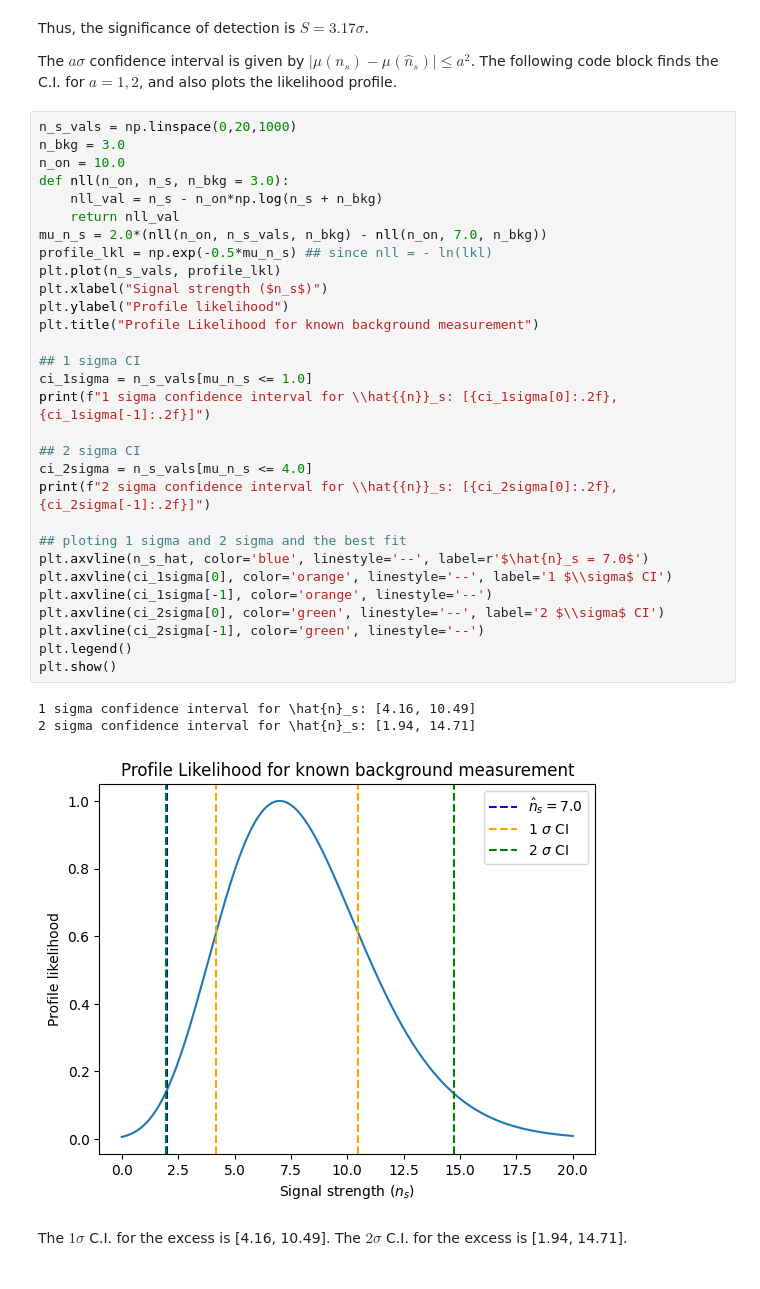
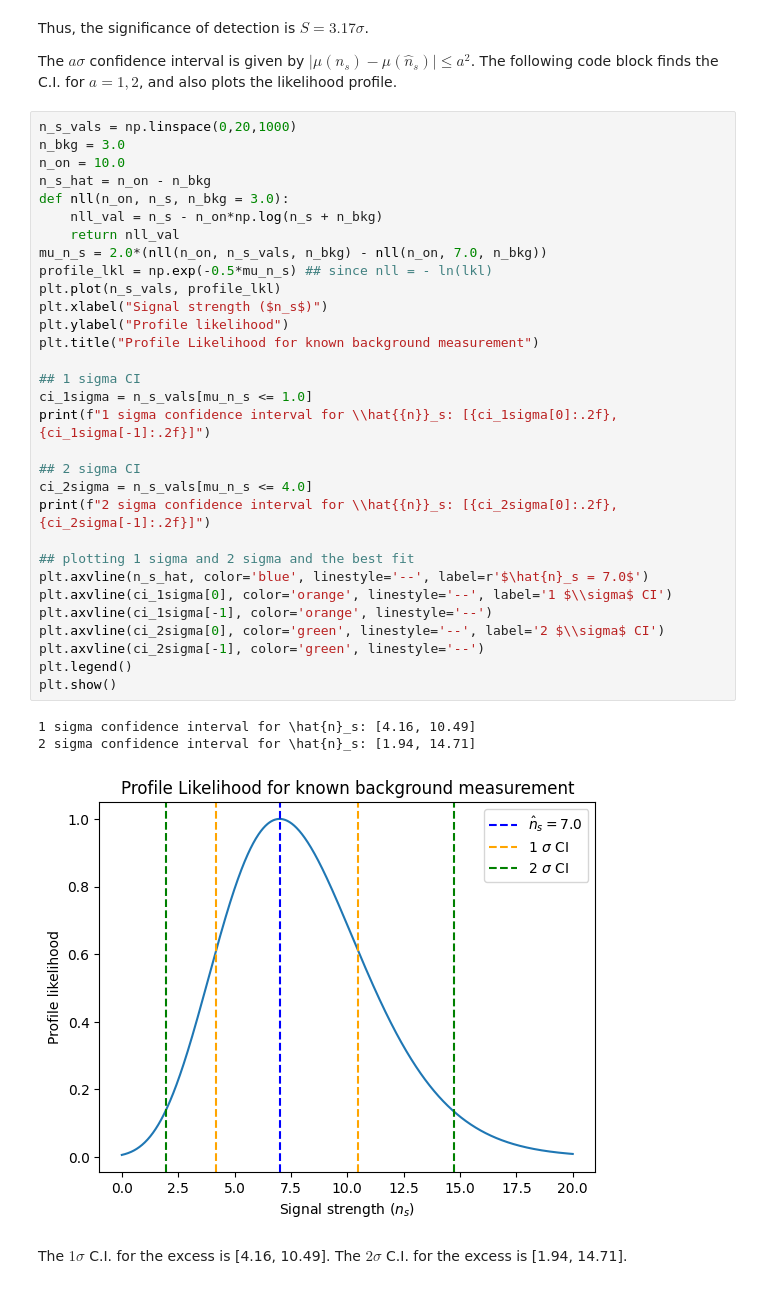
Before and after one commit to sarthak-tri/ACR_2026_TIFR_assignments, a Jupyter notebook: assignment-2/answers-assignment-2.ipynb, the cells around one changed output. Drawn from its saved outputs; the diff is of its cells as text.

```diff
--- a/assignment-2/answers-assignment-2.ipynb
+++ b/assignment-2/answers-assignment-2.ipynb
@@ -62,36 +62,37 @@ The $a\sigma$ confidence interval is given by $|\mu(n_s)-\mu(\hat{n}_s)|\le a^2$
 n_s_vals = np.linspace(0,20,1000)
 n_bkg = 3.0
 n_on = 10.0
+n_s_hat = n_on - n_bkg
 def nll(n_on, n_s, n_bkg = 3.0):
     nll_val = n_s - n_on*np.log(n_s + n_bkg)
     return nll_val
 mu_n_s = 2.0*(nll(n_on, n_s_vals, n_bkg) - nll(n_on, 7.0, n_bkg))
 profile_lkl = np.exp(-0.5*mu_n_s) ## since nll = - ln(lkl)
 plt.plot(n_s_vals, profile_lkl)
 plt.xlabel("Signal strength ($n_s$)")
 plt.ylabel("Profile likelihood")
 plt.title("Profile Likelihood for known background measurement")
 
 ## 1 sigma CI
 ci_1sigma = n_s_vals[mu_n_s <= 1.0]
 print(f"1 sigma confidence interval for \\hat{{n}}_s: [{ci_1sigma[0]:.2f}, {ci_1sigma[-1]:.2f}]")
 
 ## 2 sigma CI
 ci_2sigma = n_s_vals[mu_n_s <= 4.0]
 print(f"2 sigma confidence interval for \\hat{{n}}_s: [{ci_2sigma[0]:.2f}, {ci_2sigma[-1]:.2f}]")
 
-## ploting 1 sigma and 2 sigma and the best fit
+## plotting 1 sigma and 2 sigma and the best fit
 plt.axvline(n_s_hat, color='blue', linestyle='--', label=r'$\hat{n}_s = 7.0$')
 plt.axvline(ci_1sigma[0], color='orange', linestyle='--', label='1 $\\sigma$ CI')
 plt.axvline(ci_1sigma[-1], color='orange', linestyle='--')
 plt.axvline(ci_2sigma[0], color='green', linestyle='--', label='2 $\\sigma$ CI')
 plt.axvline(ci_2sigma[-1], color='green', linestyle='--')
 plt.legend()
 plt.show()
 # %% [output]
 1 sigma confidence interval for \hat{n}_s: [4.16, 10.49]
 2 sigma confidence interval for \hat{n}_s: [1.94, 14.71]
-[figure, old version]
+[figure, new version]
 # %% [markdown]
 The $1\sigma$ C.I. for the excess is [4.16, 10.49]. The $2\sigma$ C.I. for the excess is [1.94, 14.71].
 # %% [markdown]
```
Also changed, not shown: parts of 23 cells of this notebook.
